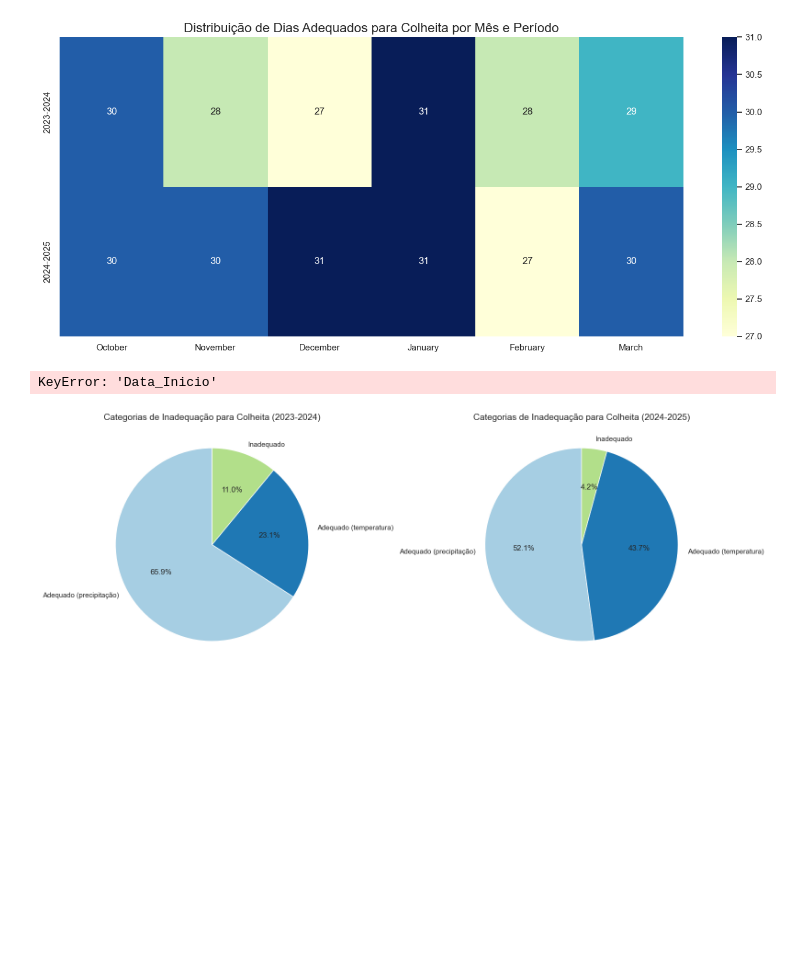
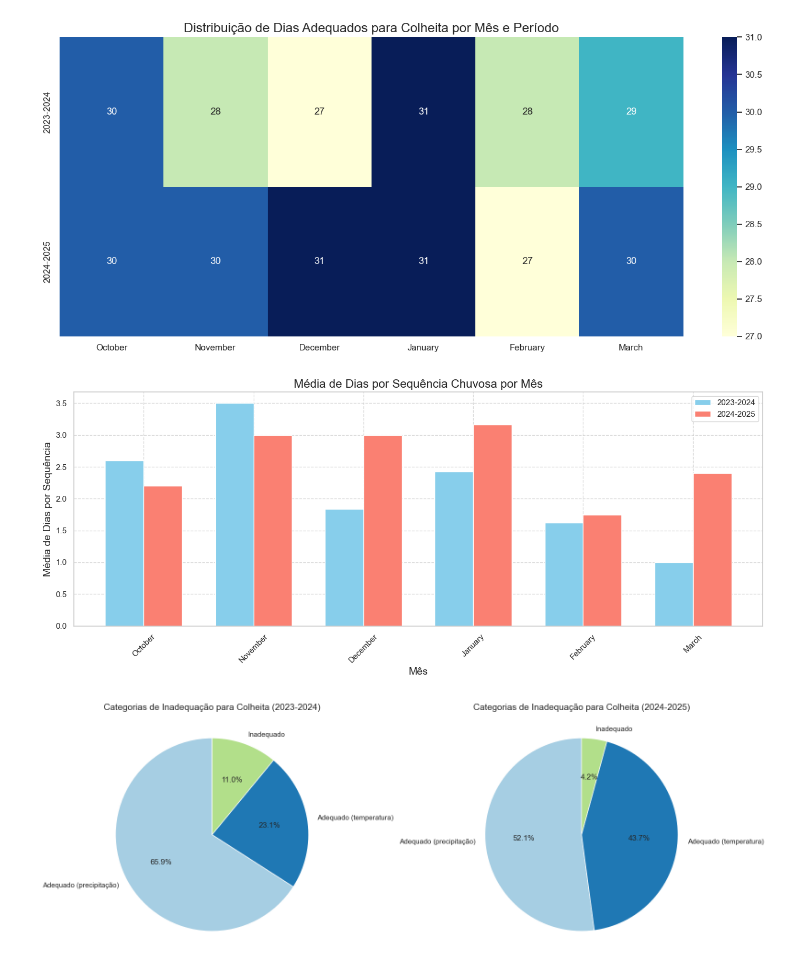
Before and after one commit to MRezende0/Analise_Estacao_Tapirus, a Jupyter notebook: analise_estacao_tapirus_ajustado.ipynb, the cells around one changed output. Cells and saved outputs as stored; diff of their text form; code cells hidden in the pictures; blank space fills up the shorter version.

```diff
--- a/analise_estacao_tapirus_ajustado.ipynb
+++ b/analise_estacao_tapirus_ajustado.ipynb
@@ -1027,32 +1027,32 @@ plt.show()
 # %%
 # 3. Gráfico de barras para distribuição das sequências de dias chuvosos por mês
 # Adicionar coluna de mês às sequências
-sequencias_2023_2024['Mes'] = sequencias_2023_2024['Data_Inicio'].dt.month_name()
-sequencias_2024_2025['Mes'] = sequencias_2024_2025['Data_Inicio'].dt.month_name()
+sequencias_2023_2024['Mes'] = sequencias_2023_2024['Inicio'].dt.month_name()
+sequencias_2024_2025['Mes'] = sequencias_2024_2025['Inicio'].dt.month_name()
 
 # Calcular média de dias por sequência por mês
 media_por_mes_2023_2024 = sequencias_2023_2024.groupby('Mes')['Dias'].mean().reindex(meses)
 media_por_mes_2024_2025 = sequencias_2024_2025.groupby('Mes')['Dias'].mean().reindex(meses)
 
 # Plotar gráfico
 plt.figure(figsize=(14, 6))
 bar_width = 0.35
 r1 = np.arange(len(meses))
 r2 = [x + bar_width for x in r1]
 
 plt.bar(r1, media_por_mes_2023_2024, width=bar_width, label='2023-2024', color='skyblue')
 plt.bar(r2, media_por_mes_2024_2025, width=bar_width, label='2024-2025', color='salmon')
 
 plt.title('Média de Dias por Sequência Chuvosa por Mês', fontsize=16)
 plt.xlabel('Mês', fontsize=14)
 plt.ylabel('Média de Dias por Sequência', fontsize=14)
 plt.xticks([r + bar_width/2 for r in range(len(meses))], meses, rotation=45)
 plt.grid(True, linestyle='--', alpha=0.7)
 plt.legend()
 plt.tight_layout()
 plt.show()
 # %% [output]
-KeyError: 'Data_Inicio'
+[figure, added]
 # %%
 # 4. Gráfico de pizza para categorias de inadequação
 categorias_2023_2024 = df_2023_2024[df_2023_2024['Adequacao_Colheita'] != 'Ideal']['Adequacao_Colheita'].value_counts()
```
Also changed, not shown: parts of 5 cells of this notebook, 1 other file.
